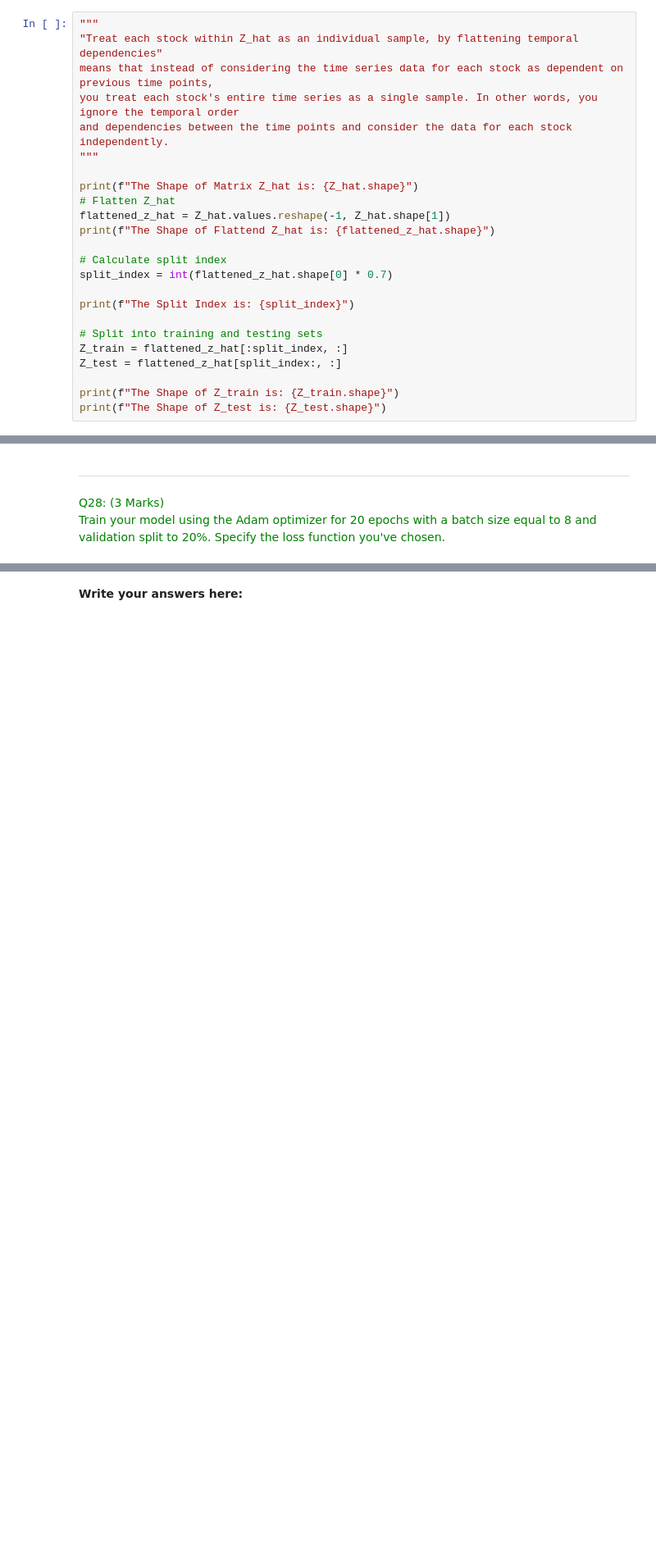
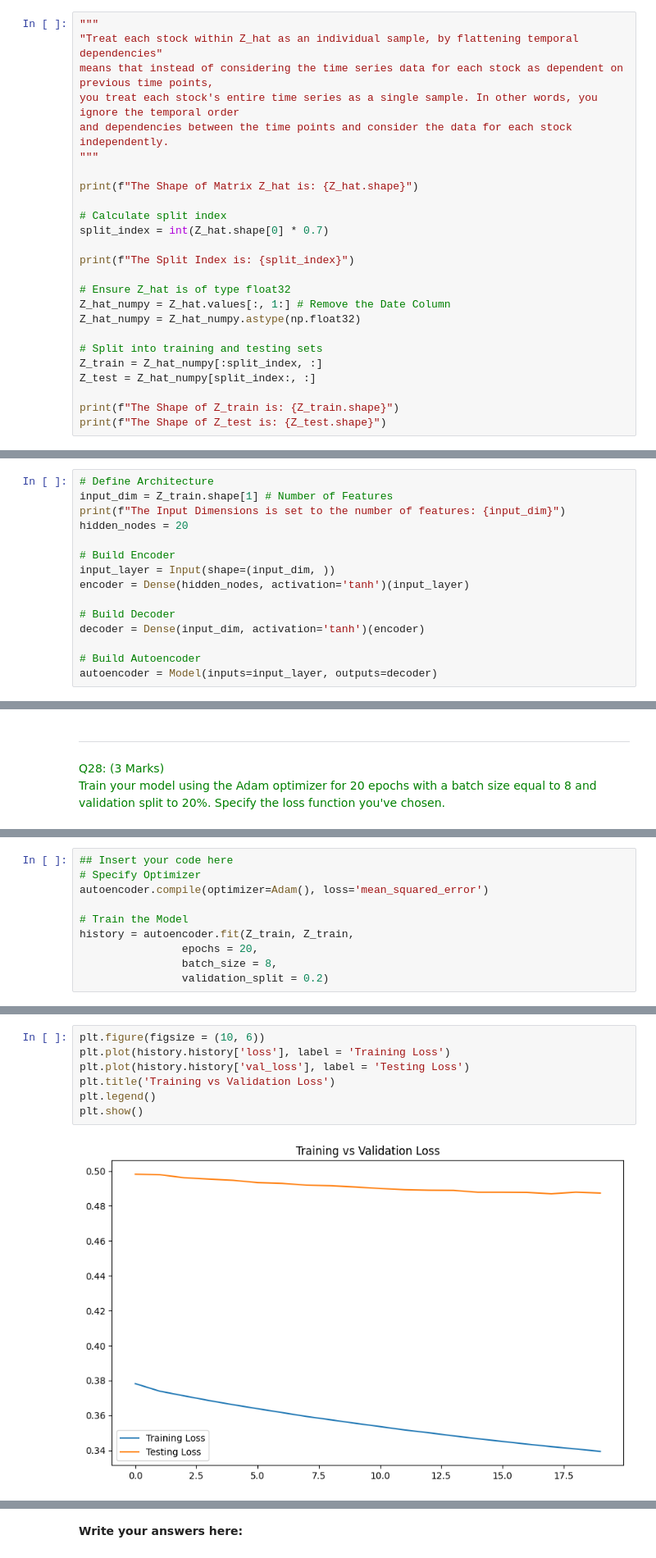
Before and after one commit to talhajamal11/ML_Project, a Jupyter notebook: src/CourseWork.ipynb, the cells around one changed output, grey strips where cells are left out. Shown: that part at 82% size. Saved outputs shown, nothing was run; the diff lists cells and outputs as text; blank space fills up the shorter version.

```diff
--- a/src/CourseWork.ipynb
+++ b/src/CourseWork.ipynb
@@ -1113,18 +1113,19 @@ and dependencies between the time points and consider the data for each stock in
 """
 
 print(f"The Shape of Matrix Z_hat is: {Z_hat.shape}")
-# Flatten Z_hat
-flattened_z_hat = Z_hat.values.reshape(-1, Z_hat.shape[1])
-print(f"The Shape of Flattend Z_hat is: {flattened_z_hat.shape}")
 
 # Calculate split index
-split_index = int(flattened_z_hat.shape[0] * 0.7)
+split_index = int(Z_hat.shape[0] * 0.7)
 
 print(f"The Split Index is: {split_index}")
 
+# Ensure Z_hat is of type float32
+Z_hat_numpy = Z_hat.values[:, 1:] # Remove the Date Column
+Z_hat_numpy = Z_hat_numpy.astype(np.float32)
+
 # Split into training and testing sets
-Z_train = flattened_z_hat[:split_index, :]
-Z_test = flattened_z_hat[split_index:, :]
+Z_train = Z_hat_numpy[:split_index, :]
+Z_test = Z_hat_numpy[split_index:, :]
 
 print(f"The Shape of Z_train is: {Z_train.shape}")
 print(f"The Shape of Z_test is: {Z_test.shape}")
@@ -1146,0 +1151,15 @@ Please create an autoencoder following the instructions provided in  **[End-to-E
+# %%
+# Define Architecture
+input_dim = Z_train.shape[1] # Number of Features
+print(f"The Input Dimensions is set to the number of features: {input_dim}")
+hidden_nodes = 20
+
+# Build Encoder
+input_layer = Input(shape=(input_dim, ))
+encoder = Dense(hidden_nodes, activation='tanh')(input_layer)
+
+# Build Decoder
+decoder = Dense(input_dim, activation='tanh')(encoder)
+
+# Build Autoencoder
+autoencoder = Model(inputs=input_layer, outputs=decoder)
@@ -1164,0 +1199,10 @@ Train your model using the Adam optimizer for 20 epochs with a batch size equal
+# %%
+## Insert your code here
+# Specify Optimizer
+autoencoder.compile(optimizer=Adam(), loss='mean_squared_error')
+
+# Train the Model
+history = autoencoder.fit(Z_train, Z_train,
+                epochs = 20,
+                batch_size = 8,
+                validation_split = 0.2)
@@ -1165,3 +1227,12 @@ Train your model using the Adam optimizer for 20 epochs with a batch size equal
+# %%
+plt.figure(figsize = (10, 6))
+plt.plot(history.history['loss'], label = 'Training Loss')
+plt.plot(history.history['val_loss'], label = 'Testing Loss')
+plt.title('Training vs Validation Loss')
+plt.legend()
+plt.show()
+# %% [output]
+[figure, added]
 # %% [markdown]
 ---
 <font color=green>Q29: (3 Marks) </font>
```
Also changed, not shown: parts of 11 cells of this notebook.
